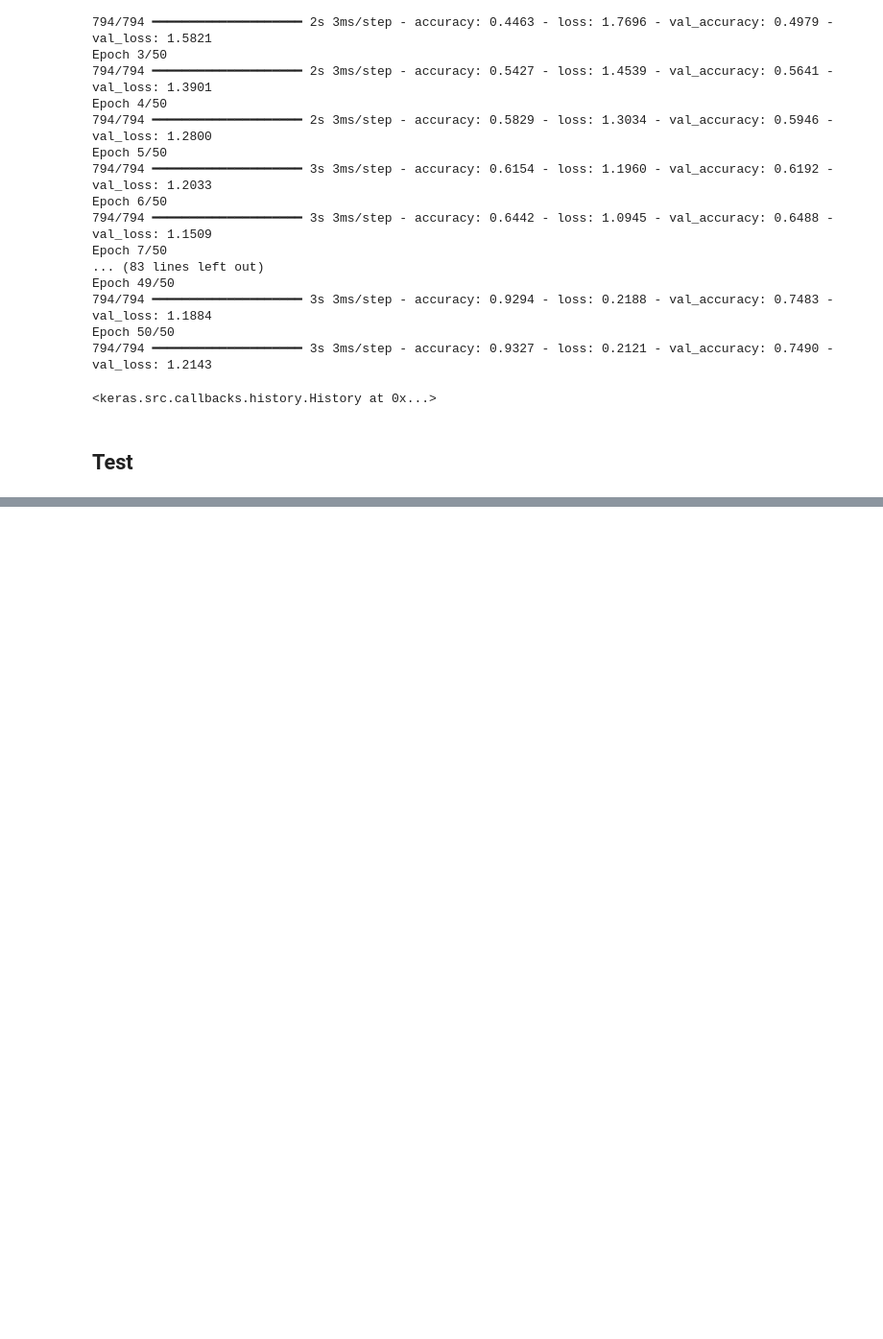
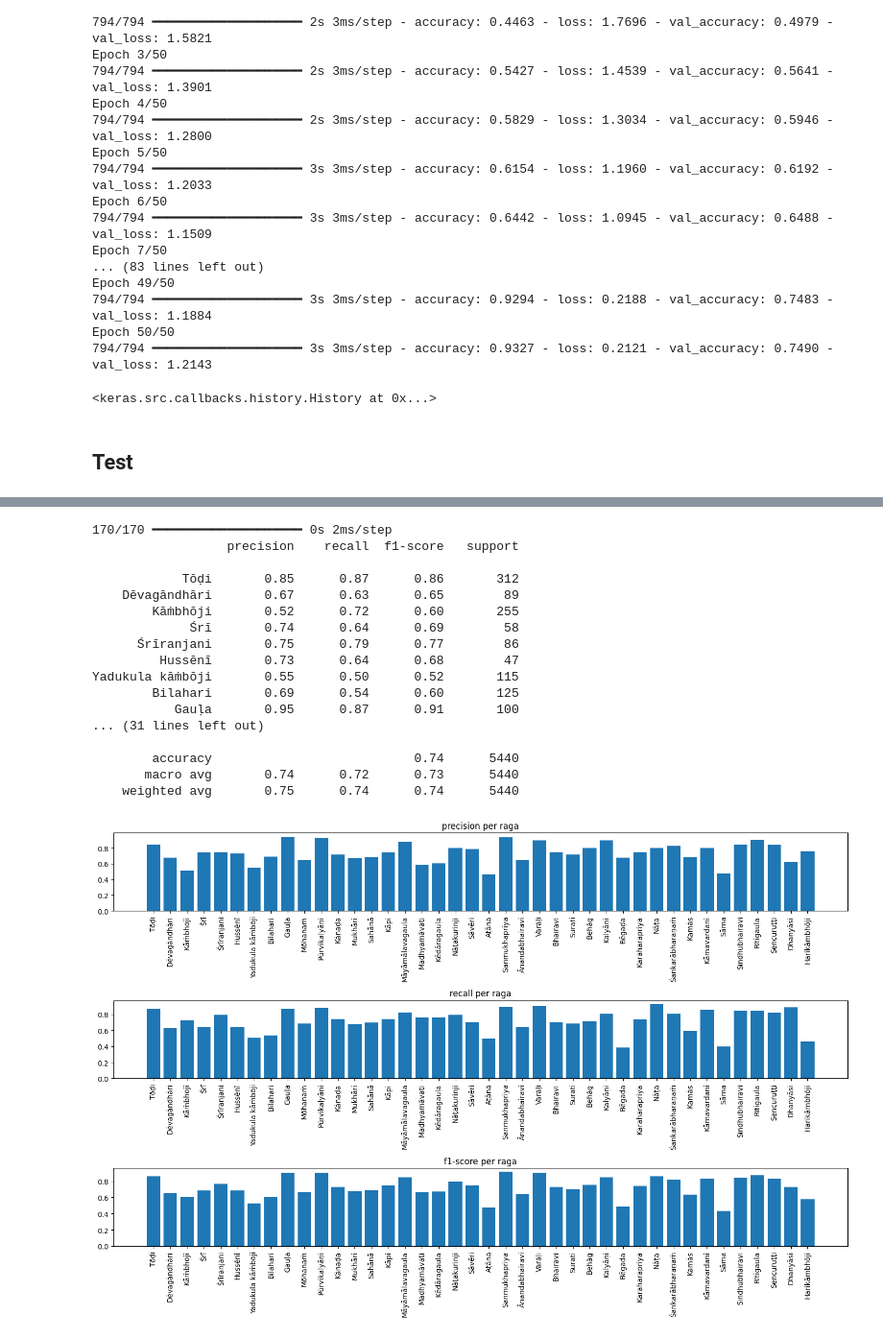
Before and after one commit to vivekvjyn/raga-clf, a Jupyter notebook: notebooks/vadi-samvadi.ipynb, the cells around one changed output, grey strips where cells are left out. Shown at 96% size. Saved outputs shown, nothing was run; the diff lists cells and outputs as text; code cells hidden in the pictures; blank space fills up the shorter version.

```diff
--- a/notebooks/vadi-samvadi.ipynb
+++ b/notebooks/vadi-samvadi.ipynb
@@ -202,0 +193,43 @@ plt.show()
+# %%
+from sklearn.metrics import classification_report
+
+# Get predictions
+y_pred = model.predict(X_test)  # Fixed: model only takes one input
+y_pred_classes = np.argmax(y_pred, axis=1)
+y_true_classes = np.argmax(y_test, axis=1)
+
+# Generate classification report
+report = classification_report(y_true_classes, y_pred_classes, target_names=classes, output_dict=True)
+print(classification_report(y_true_classes, y_pred_classes, target_names=classes))
+
+# Plot precision, recall and f1-score for each class
+metrics = ['precision', 'recall', 'f1-score']
+plt.figure(figsize=(15, 10))
+for i, metric in enumerate(metrics):
+    plt.subplot(3, 1, i+1)
+    values = [report[raga][metric] for raga in classes]
+    plt.bar(classes, values)
+    plt.title(f'{metric} per raga')
+    plt.xticks(rotation=90)
+plt.tight_layout()
+plt.savefig('../plots/metrics_per_class_vadi_samvadi.png', dpi=300)  # Changed filename to avoid overwriting
+plt.show()
+# %% [output]
+170/170 ━━━━━━━━━━━━━━━━━━━━ 0s 2ms/step
+                  precision    recall  f1-score   support
+
+            Tōḍi       0.85      0.87      0.86       312
+    Dēvagāndhāri       0.67      0.63      0.65        89
+        Kāṁbhōji       0.52      0.72      0.60       255
+             Śrī       0.74      0.64      0.69        58
+      Śrīranjani       0.75      0.79      0.77        86
+         Hussēnī       0.73      0.64      0.68        47
+Yadukula kāṁbōji       0.55      0.50      0.52       115
+        Bilahari       0.69      0.54      0.60       125
+           Gauḷa       0.95      0.87      0.91       100
+... (31 lines left out)
+
+        accuracy                           0.74      5440
+       macro avg       0.74      0.72      0.73      5440
+    weighted avg       0.75      0.74      0.74      5440
+[figure, added]
```
Also changed, not shown: parts of 7 cells of this notebook, 2 other files.
